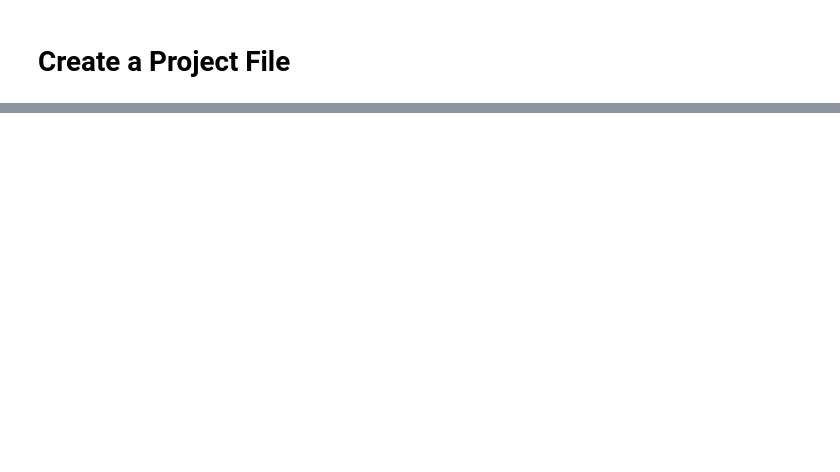
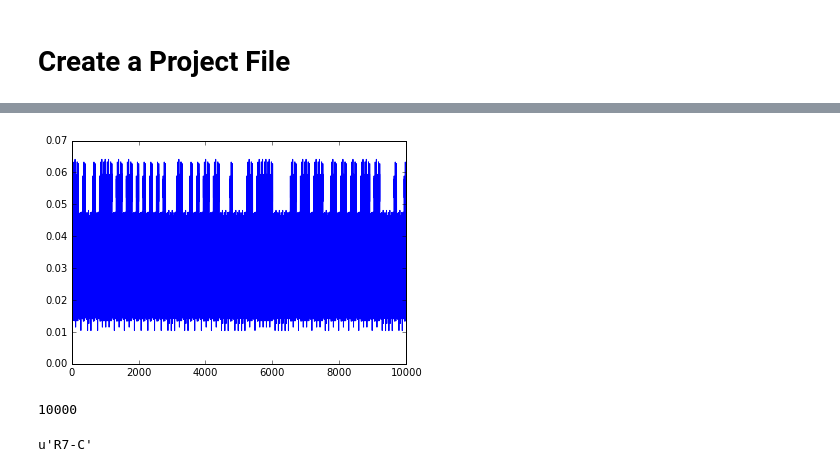
Before and after one commit to AdamRTomkins/libSpineML, a Jupyter notebook: libSpineML/examples/create_esn/UDLR_esn.ipynb, the cells around one changed output, grey strips where cells are left out. Cells and saved outputs as stored; diff of their text form; code cells hidden in the pictures; blank space fills up the shorter version.

```diff
--- a/libSpineML/examples/create_esn/UDLR_esn.ipynb
+++ b/libSpineML/examples/create_esn/UDLR_esn.ipynb
@@ -305,3 +310,11 @@ plt.show()
+# %%
+plt.plot(output[:,1]); plt.show()
+# %% [output]
+[figure, added]
+# %%
+steps
+# %% [output]
+10000
 # %%
 esn_inputs = []
 
@@ -318,2 +337,6 @@ for n in populations['unknown-visual']['neurons']:
+# %%
+n
+# %% [output]
+u'R7-C'
 # %%
 esn_inputs = np.vstack(esn_inputs)
```
Also changed, not shown: parts of 22 cells of this notebook, 14 other files.
